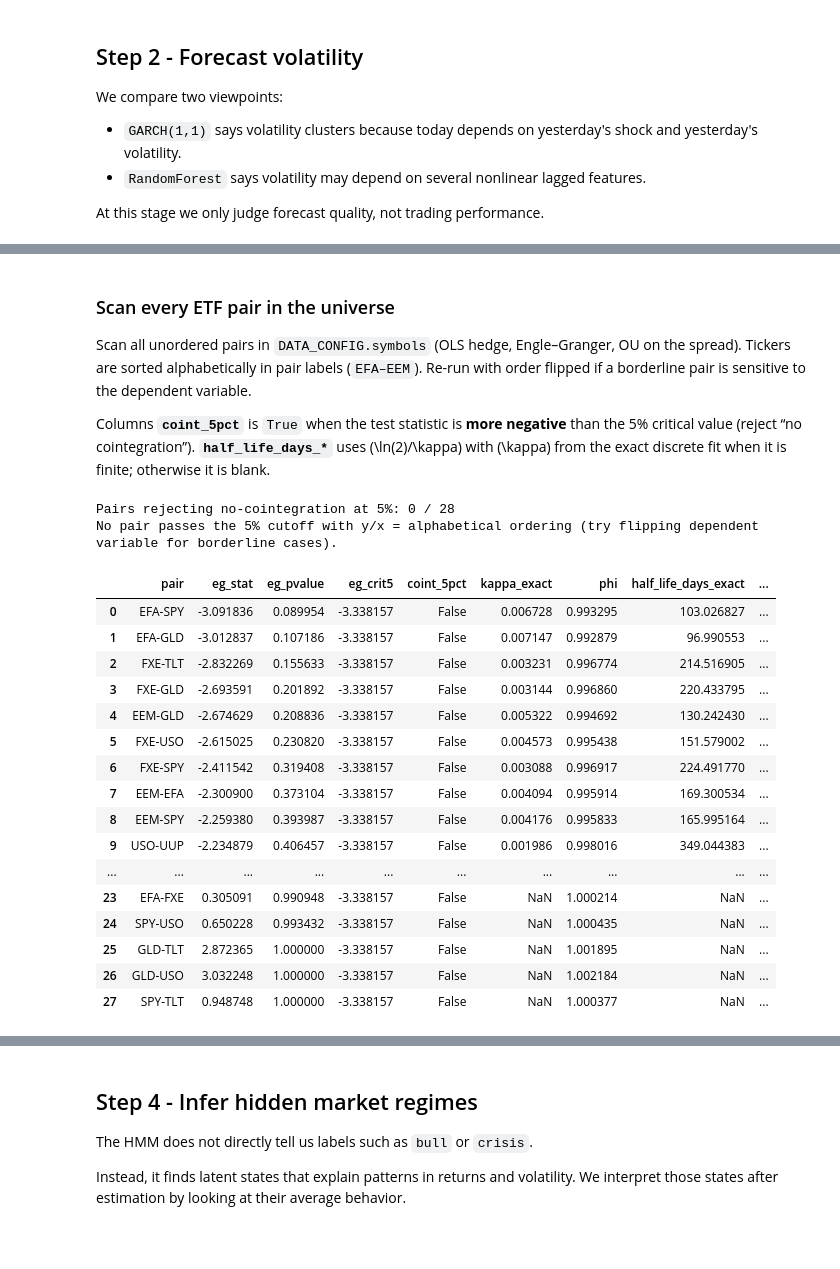
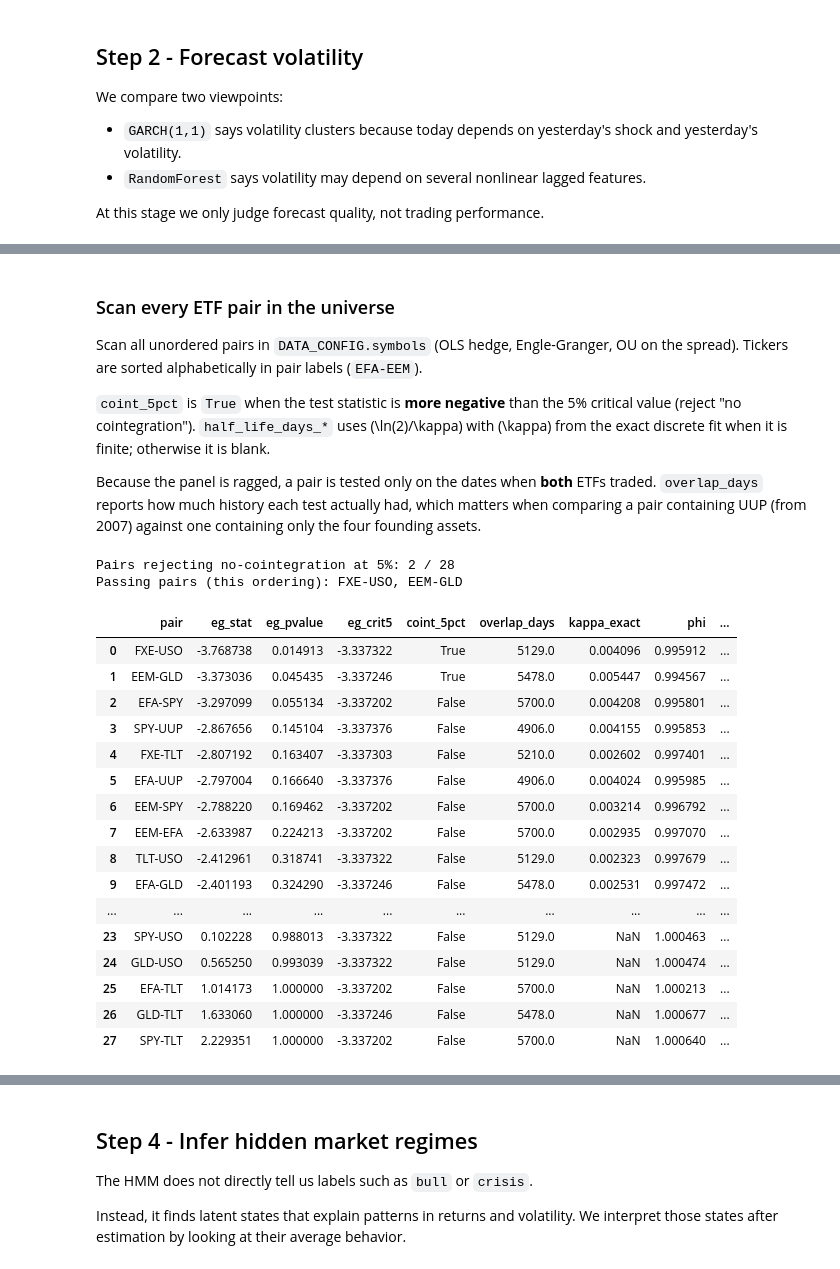
Before and after one commit to Ade-omole/Quant-research-pipeline, a Jupyter notebook: notebooks/01_signal_and_model_discovery.ipynb, the cells around one changed output, grey strips where cells are left out. Saved outputs shown, nothing was run; the diff lists cells and outputs as text; code cells hidden in the pictures; blank space fills up the shorter version.

```diff
--- a/notebooks/01_signal_and_model_discovery.ipynb
+++ b/notebooks/01_signal_and_model_discovery.ipynb
@@ -108,9 +155,11 @@ The workflow is:
 # %% [markdown]
 ### Scan every ETF pair in the universe
 
-Scan all unordered pairs in `DATA_CONFIG.symbols` (OLS hedge, Engle–Granger, OU on the spread). Tickers are sorted alphabetically in pair labels (`EFA–EEM`). Re-run with order flipped if a borderline pair is sensitive to the dependent variable.
+Scan all unordered pairs in `DATA_CONFIG.symbols` (OLS hedge, Engle-Granger, OU on the spread). Tickers are sorted alphabetically in pair labels (`EFA-EEM`).
 
-Columns **`coint_5pct`** is `True` when the test statistic is **more negative** than the 5% critical value (reject “no cointegration”). **`half_life_days_*`** uses \(\ln(2)/\kappa\) with \(\kappa\) from the exact discrete fit when it is finite; otherwise it is blank.
+`coint_5pct` is `True` when the test statistic is **more negative** than the 5% critical value (reject "no cointegration"). `half_life_days_*` uses \(\ln(2)/\kappa\) with \(\kappa\) from the exact discrete fit when it is finite; otherwise it is blank.
+
+Because the panel is ragged, a pair is tested only on the dates when **both** ETFs traded. `overlap_days` reports how much history each test actually had, which matters when comparing a pair containing UUP (from 2007) against one containing only the four founding assets.
 # %%
 import itertools
 import math
@@ -133,49 +182,52 @@ for asset_a, asset_b in itertools.combinations(sorted(DATA_CONFIG.symbols), 2):
     ou_ex = estimate_ou_parameters_exact_discrete(spread)
     scan_rows.append(
         {
             "pair": f"{asset_a}-{asset_b}",
             "eg_stat": coint["test_statistic"],
             "eg_pvalue": coint["p_value"],
             "eg_crit5": coint["critical_value_5pct"],
             "coint_5pct": bool(coint["test_statistic"] < coint["critical_value_5pct"]),
+            # With a ragged panel two ETFs may share far less history than the sample
+            # length, so the test's sample size belongs next to its p-value.
+            "overlap_days": coint["overlapping_observations"],
             "kappa_exact": ou_ex["kappa"],
             "phi": ou_ex["phi"],
             "half_life_days_exact": _half_life_days(ou_ex["kappa"]),
             "kappa_ols": ou_ols["kappa"],
             "half_life_days_ols": _half_life_days(ou_ols["kappa"]),
         }
     )
 
 pair_scan = (
     pd.DataFrame(scan_rows)
     .sort_values(["coint_5pct", "eg_pvalue"], ascending=[False, True])
     .reset_index(drop=True)
 )
 n_pass = int(pair_scan["coint_5pct"].sum())
 print(f"Pairs rejecting no-cointegration at 5%: {n_pass} / {len(pair_scan)}")
 winners = pair_scan.loc[pair_scan["coint_5pct"], "pair"].tolist()
 if winners:
     print("Passing pairs (this ordering):", ", ".join(winners))
 else:
     print("No pair passes the 5% cutoff with y/x = alphabetical ordering (try flipping dependent variable for borderline cases).")
 pair_scan.round(6)
 # %% [output]
-Pairs rejecting no-cointegration at 5%: 0 / 28
-No pair passes the 5% cutoff with y/x = alphabetical ordering (try flipping dependent variable for borderline cases).
+Pairs rejecting no-cointegration at 5%: 2 / 28
+Passing pairs (this ordering): FXE-USO, EEM-GLD
-|  | pair | eg_stat | eg_pvalue | eg_crit5 | coint_5pct | kappa_exact | phi | half_life_days_exact | ... |
-| 0 | EFA-SPY | -3.091836 | 0.089954 | -3.338157 | False | 0.006728 | 0.993295 | 103.026827 | ... |
-| 1 | EFA-GLD | -3.012837 | 0.107186 | -3.338157 | False | 0.007147 | 0.992879 | 96.990553 | ... |
-| 2 | FXE-TLT | -2.832269 | 0.155633 | -3.338157 | False | 0.003231 | 0.996774 | 214.516905 | ... |
-| 3 | FXE-GLD | -2.693591 | 0.201892 | -3.338157 | False | 0.003144 | 0.996860 | 220.433795 | ... |
-| 4 | EEM-GLD | -2.674629 | 0.208836 | -3.338157 | False | 0.005322 | 0.994692 | 130.242430 | ... |
-| 5 | FXE-USO | -2.615025 | 0.230820 | -3.338157 | False | 0.004573 | 0.995438 | 151.579002 | ... |
-| 6 | FXE-SPY | -2.411542 | 0.319408 | -3.338157 | False | 0.003088 | 0.996917 | 224.491770 | ... |
-| 7 | EEM-EFA | -2.300900 | 0.373104 | -3.338157 | False | 0.004094 | 0.995914 | 169.300534 | ... |
-| 8 | EEM-SPY | -2.259380 | 0.393987 | -3.338157 | False | 0.004176 | 0.995833 | 165.995164 | ... |
-| 9 | USO-UUP | -2.234879 | 0.406457 | -3.338157 | False | 0.001986 | 0.998016 | 349.044383 | ... |
+|  | pair | eg_stat | eg_pvalue | eg_crit5 | coint_5pct | overlap_days | kappa_exact | phi | ... |
+| 0 | FXE-USO | -3.768738 | 0.014913 | -3.337322 | True | 5129.0 | 0.004096 | 0.995912 | ... |
+| 1 | EEM-GLD | -3.373036 | 0.045435 | -3.337246 | True | 5478.0 | 0.005447 | 0.994567 | ... |
+| 2 | EFA-SPY | -3.297099 | 0.055134 | -3.337202 | False | 5700.0 | 0.004208 | 0.995801 | ... |
+| 3 | SPY-UUP | -2.867656 | 0.145104 | -3.337376 | False | 4906.0 | 0.004155 | 0.995853 | ... |
+| 4 | FXE-TLT | -2.807192 | 0.163407 | -3.337303 | False | 5210.0 | 0.002602 | 0.997401 | ... |
+| 5 | EFA-UUP | -2.797004 | 0.166640 | -3.337376 | False | 4906.0 | 0.004024 | 0.995985 | ... |
+| 6 | EEM-SPY | -2.788220 | 0.169462 | -3.337202 | False | 5700.0 | 0.003214 | 0.996792 | ... |
+| 7 | EEM-EFA | -2.633987 | 0.224213 | -3.337202 | False | 5700.0 | 0.002935 | 0.997070 | ... |
+| 8 | TLT-USO | -2.412961 | 0.318741 | -3.337322 | False | 5129.0 | 0.002323 | 0.997679 | ... |
+| 9 | EFA-GLD | -2.401193 | 0.324290 | -3.337246 | False | 5478.0 | 0.002531 | 0.997472 | ... |
 | ... | ... | ... | ... | ... | ... | ... | ... | ... | ... |
-| 23 | EFA-FXE | 0.305091 | 0.990948 | -3.338157 | False | NaN | 1.000214 | NaN | ... |
-| 24 | SPY-USO | 0.650228 | 0.993432 | -3.338157 | False | NaN | 1.000435 | NaN | ... |
-| 25 | GLD-TLT | 2.872365 | 1.000000 | -3.338157 | False | NaN | 1.001895 | NaN | ... |
-| 26 | GLD-USO | 3.032248 | 1.000000 | -3.338157 | False | NaN | 1.002184 | NaN | ... |
-| 27 | SPY-TLT | 0.948748 | 1.000000 | -3.338157 | False | NaN | 1.000377 | NaN | ... |
+| 23 | SPY-USO | 0.102228 | 0.988013 | -3.337322 | False | 5129.0 | NaN | 1.000463 | ... |
+| 24 | GLD-USO | 0.565250 | 0.993039 | -3.337322 | False | 5129.0 | NaN | 1.000474 | ... |
+| 25 | EFA-TLT | 1.014173 | 1.000000 | -3.337202 | False | 5700.0 | NaN | 1.000213 | ... |
+| 26 | GLD-TLT | 1.633060 | 1.000000 | -3.337246 | False | 5478.0 | NaN | 1.000677 | ... |
+| 27 | SPY-TLT | 2.229351 | 1.000000 | -3.337202 | False | 5700.0 | NaN | 1.000640 | ... |
```
Also changed, not shown: parts of 29 cells of this notebook, 25 other files.
